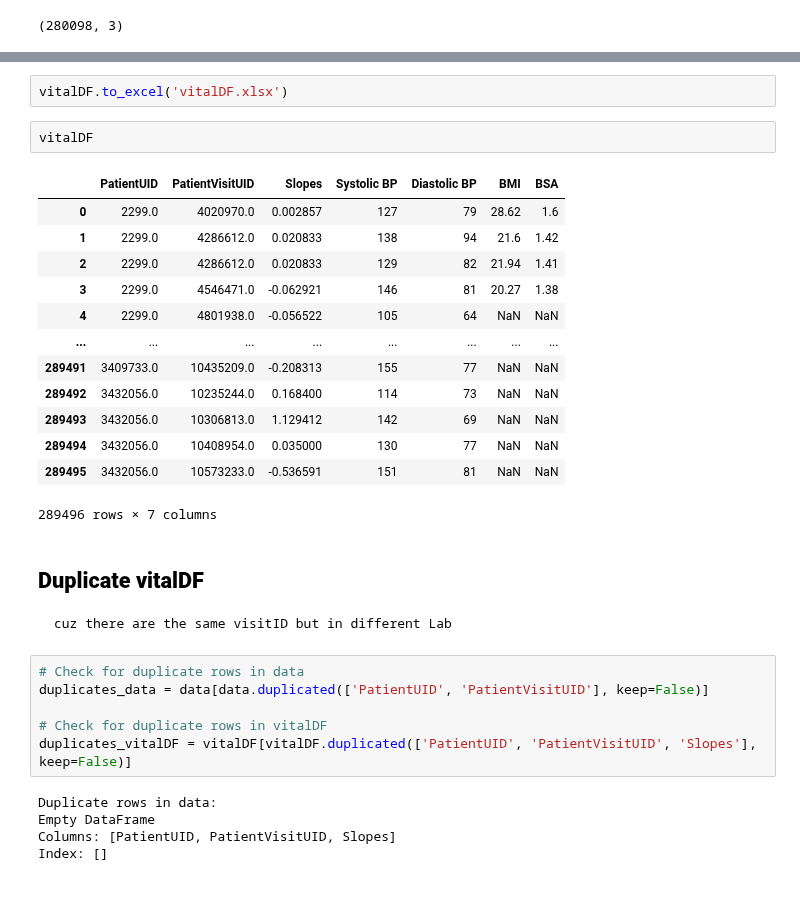
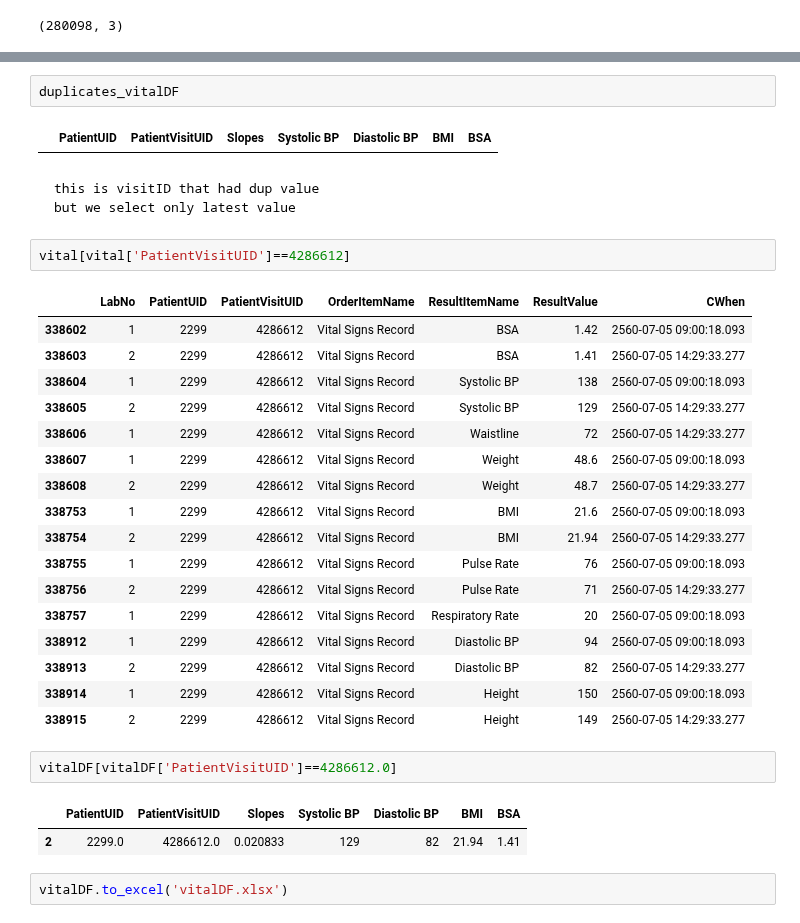
Before and after one commit to nxxk23/PROJECT, a Jupyter notebook: FileVital.ipynb, the cells around one changed output, grey strips where cells are left out. Saved outputs shown, nothing was run; the diff lists cells and outputs as text; blank space fills up the shorter version.

Commit message:
solved dup row by select only latest value

```diff
--- a/FileVital.ipynb
+++ b/FileVital.ipynb
@@ -108,32 +141,34 @@ data.shape
+# %%
+duplicates_vitalDF
+# %% [output]
+|  | PatientUID | PatientVisitUID | Slopes | Systolic BP | Diastolic BP | BMI | BSA |
+# %% [markdown]
+    this is visitID that had dup value
+    but we select only latest value
+# %%
+vital[vital['PatientVisitUID']==4286612]
+# %% [output]
+|  | LabNo | PatientUID | PatientVisitUID | OrderItemName | ResultItemName | ResultValue | CWhen |
+| 338602 | 1 | 2299 | 4286612 | Vital Signs Record | BSA | 1.42 | 2560-07-05 09:00:18.093 |
+| 338603 | 2 | 2299 | 4286612 | Vital Signs Record | BSA | 1.41 | 2560-07-05 14:29:33.277 |
+| 338604 | 1 | 2299 | 4286612 | Vital Signs Record | Systolic BP | 138 | 2560-07-05 09:00:18.093 |
+| 338605 | 2 | 2299 | 4286612 | Vital Signs Record | Systolic BP | 129 | 2560-07-05 14:29:33.277 |
+| 338606 | 1 | 2299 | 4286612 | Vital Signs Record | Waistline | 72 | 2560-07-05 14:29:33.277 |
+| 338607 | 1 | 2299 | 4286612 | Vital Signs Record | Weight | 48.6 | 2560-07-05 09:00:18.093 |
+| 338608 | 2 | 2299 | 4286612 | Vital Signs Record | Weight | 48.7 | 2560-07-05 14:29:33.277 |
+| 338753 | 1 | 2299 | 4286612 | Vital Signs Record | BMI | 21.6 | 2560-07-05 09:00:18.093 |
+| 338754 | 2 | 2299 | 4286612 | Vital Signs Record | BMI | 21.94 | 2560-07-05 14:29:33.277 |
+| 338755 | 1 | 2299 | 4286612 | Vital Signs Record | Pulse Rate | 76 | 2560-07-05 09:00:18.093 |
+| 338756 | 2 | 2299 | 4286612 | Vital Signs Record | Pulse Rate | 71 | 2560-07-05 14:29:33.277 |
+| 338757 | 1 | 2299 | 4286612 | Vital Signs Record | Respiratory Rate | 20 | 2560-07-05 09:00:18.093 |
+| 338912 | 1 | 2299 | 4286612 | Vital Signs Record | Diastolic BP | 94 | 2560-07-05 09:00:18.093 |
+| 338913 | 2 | 2299 | 4286612 | Vital Signs Record | Diastolic BP | 82 | 2560-07-05 14:29:33.277 |
+| 338914 | 1 | 2299 | 4286612 | Vital Signs Record | Height | 150 | 2560-07-05 09:00:18.093 |
+| 338915 | 2 | 2299 | 4286612 | Vital Signs Record | Height | 149 | 2560-07-05 14:29:33.277 |
+# %%
+vitalDF[vitalDF['PatientVisitUID']==4286612.0]
+# %% [output]
+|  | PatientUID | PatientVisitUID | Slopes | Systolic BP | Diastolic BP | BMI | BSA |
+| 2 | 2299.0 | 4286612.0 | 0.020833 | 129 | 82 | 21.94 | 1.41 |
 # %%
 vitalDF.to_excel('vitalDF.xlsx')
-# %%
-vitalDF
-# %% [output]
-|  | PatientUID | PatientVisitUID | Slopes | Systolic BP | Diastolic BP | BMI | BSA |
-| 0 | 2299.0 | 4020970.0 | 0.002857 | 127 | 79 | 28.62 | 1.6 |
-| 1 | 2299.0 | 4286612.0 | 0.020833 | 138 | 94 | 21.6 | 1.42 |
-| 2 | 2299.0 | 4286612.0 | 0.020833 | 129 | 82 | 21.94 | 1.41 |
-| 3 | 2299.0 | 4546471.0 | -0.062921 | 146 | 81 | 20.27 | 1.38 |
-| 4 | 2299.0 | 4801938.0 | -0.056522 | 105 | 64 | NaN | NaN |
-| ... | ... | ... | ... | ... | ... | ... | ... |
-| 289491 | 3409733.0 | 10435209.0 | -0.208313 | 155 | 77 | NaN | NaN |
-| 289492 | 3432056.0 | 10235244.0 | 0.168400 | 114 | 73 | NaN | NaN |
-| 289493 | 3432056.0 | 10306813.0 | 1.129412 | 142 | 69 | NaN | NaN |
-| 289494 | 3432056.0 | 10408954.0 | 0.035000 | 130 | 77 | NaN | NaN |
-| 289495 | 3432056.0 | 10573233.0 | -0.536591 | 151 | 81 | NaN | NaN |
-289496 rows × 7 columns
-# %% [markdown]
-## **Duplicate vitalDF**
-    cuz there are the same visitID but in different Lab
-# %%
-# Check for duplicate rows in data
-duplicates_data = data[data.duplicated(['PatientUID', 'PatientVisitUID'], keep=False)]
-
-# Check for duplicate rows in vitalDF
-duplicates_vitalDF = vitalDF[vitalDF.duplicated(['PatientUID', 'PatientVisitUID', 'Slopes'], keep=False)]
-# %% [output]
-Duplicate rows in data:
-Empty DataFrame
-Columns: [PatientUID, PatientVisitUID, Slopes]
-Index: []
```
Also changed, not shown: parts of 10 cells of this notebook.
